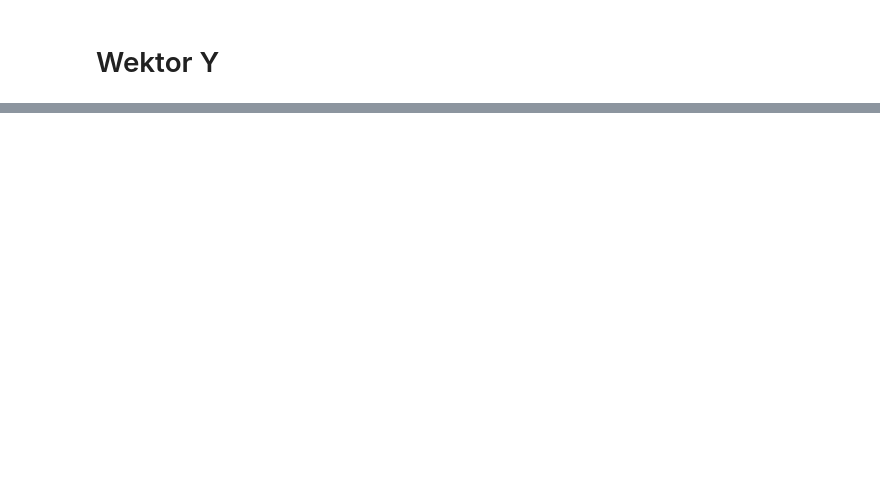
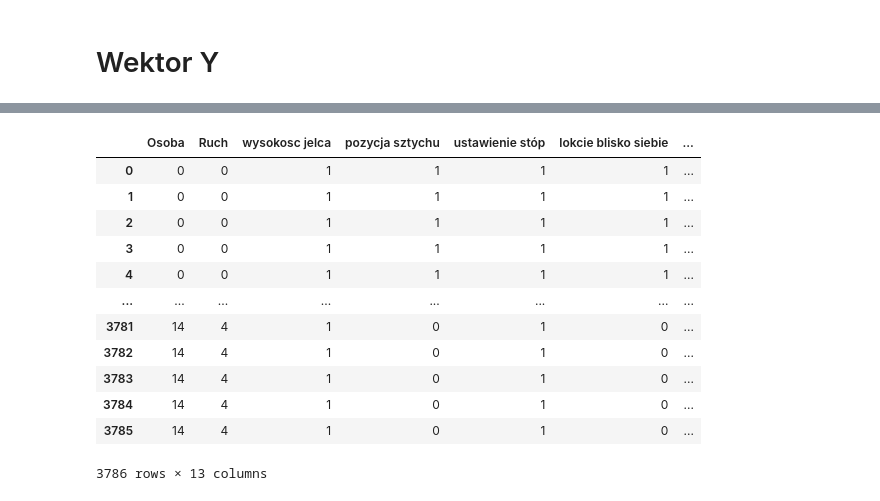
Before and after one commit to kkluwak/PJATK2020, a Jupyter notebook: RDCLabs/Baza_danych_h5.ipynb, the cells around one changed output, grey strips where cells are left out. Saved outputs shown, nothing was run; the diff lists cells and outputs as text; code cells hidden in the pictures; blank space fills up the shorter version.

```diff
--- a/RDCLabs/Baza_danych_h5.ipynb
+++ b/RDCLabs/Baza_danych_h5.ipynb
@@ -155,0 +213,16 @@ x
+# %%
+result
+# %% [output]
+|  | Osoba | Ruch | wysokosc jelca | pozycja sztychu | ustawienie stóp | lokcie blisko siebie | ... |
+| 0 | 0 | 0 | 1 | 1 | 1 | 1 | ... |
+| 1 | 0 | 0 | 1 | 1 | 1 | 1 | ... |
+| 2 | 0 | 0 | 1 | 1 | 1 | 1 | ... |
+| 3 | 0 | 0 | 1 | 1 | 1 | 1 | ... |
+| 4 | 0 | 0 | 1 | 1 | 1 | 1 | ... |
+| ... | ... | ... | ... | ... | ... | ... | ... |
+| 3781 | 14 | 4 | 1 | 0 | 1 | 0 | ... |
+| 3782 | 14 | 4 | 1 | 0 | 1 | 0 | ... |
+| 3783 | 14 | 4 | 1 | 0 | 1 | 0 | ... |
+| 3784 | 14 | 4 | 1 | 0 | 1 | 0 | ... |
+| 3785 | 14 | 4 | 1 | 0 | 1 | 0 | ... |
+3786 rows × 13 columns
```
Also changed, not shown: parts of 17 cells of this notebook.
